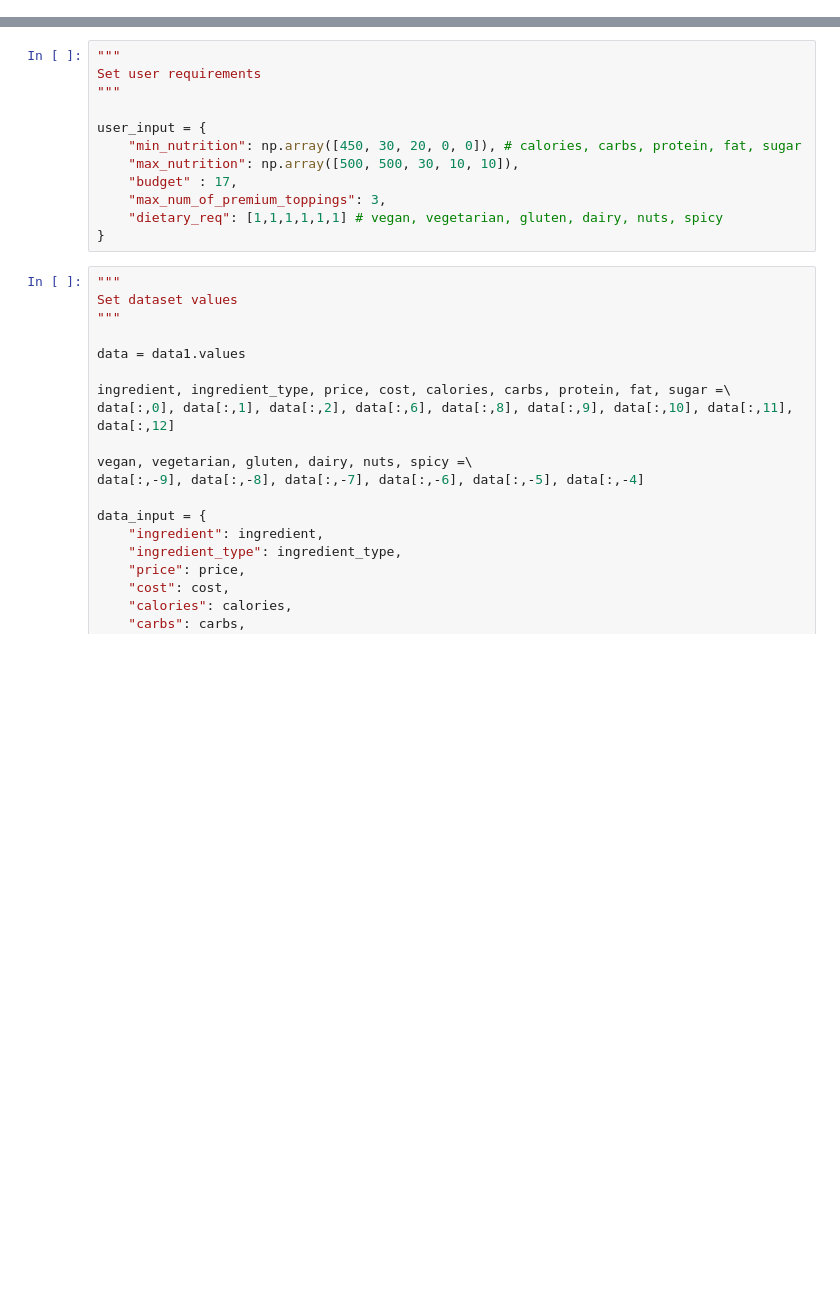
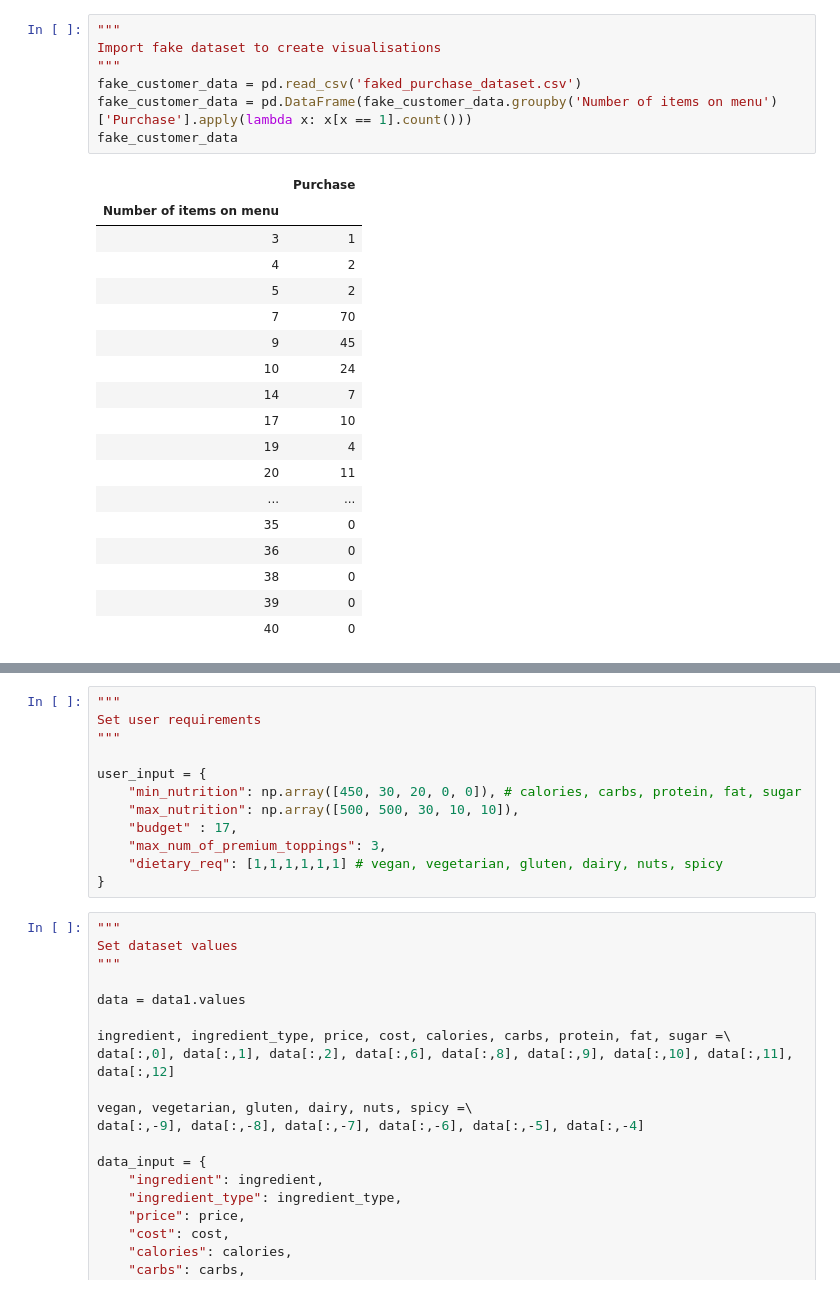
Before and after one commit to qy2000/bc2410-salad-LOP, a Jupyter notebook: Salad.ipynb, the cells around one changed output, grey strips where cells are left out. Cells and saved outputs as stored; diff of their text form; blank space fills up the shorter version.

```diff
--- a/Salad.ipynb
+++ b/Salad.ipynb
@@ -2,0 +121,26 @@
+# %%
+"""
+Import fake dataset to create visualisations
+"""
+fake_customer_data = pd.read_csv('faked_purchase_dataset.csv')
+fake_customer_data = pd.DataFrame(fake_customer_data.groupby('Number of items on menu')['Purchase'].apply(lambda x: x[x == 1].count()))
+fake_customer_data
+# %% [output]
+|  | Purchase |
+| Number of items on menu |  |
+| 3 | 1 |
+| 4 | 2 |
+| 5 | 2 |
+| 7 | 70 |
+| 9 | 45 |
+| 10 | 24 |
+| 14 | 7 |
+| 17 | 10 |
+| 19 | 4 |
+| 20 | 11 |
+| ... | ... |
+| 35 | 0 |
+| 36 | 0 |
+| 38 | 0 |
+| 39 | 0 |
+| 40 | 0 |
```
Also changed, not shown: parts of 21 cells of this notebook, 2 other files.
